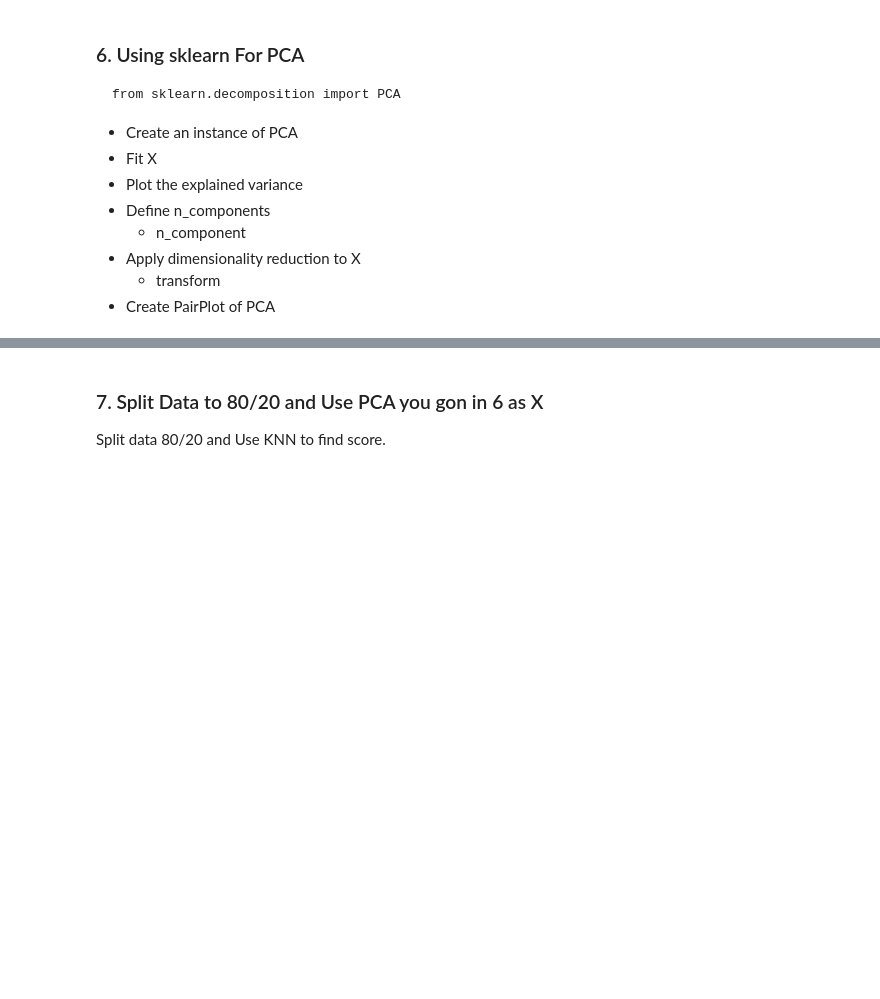
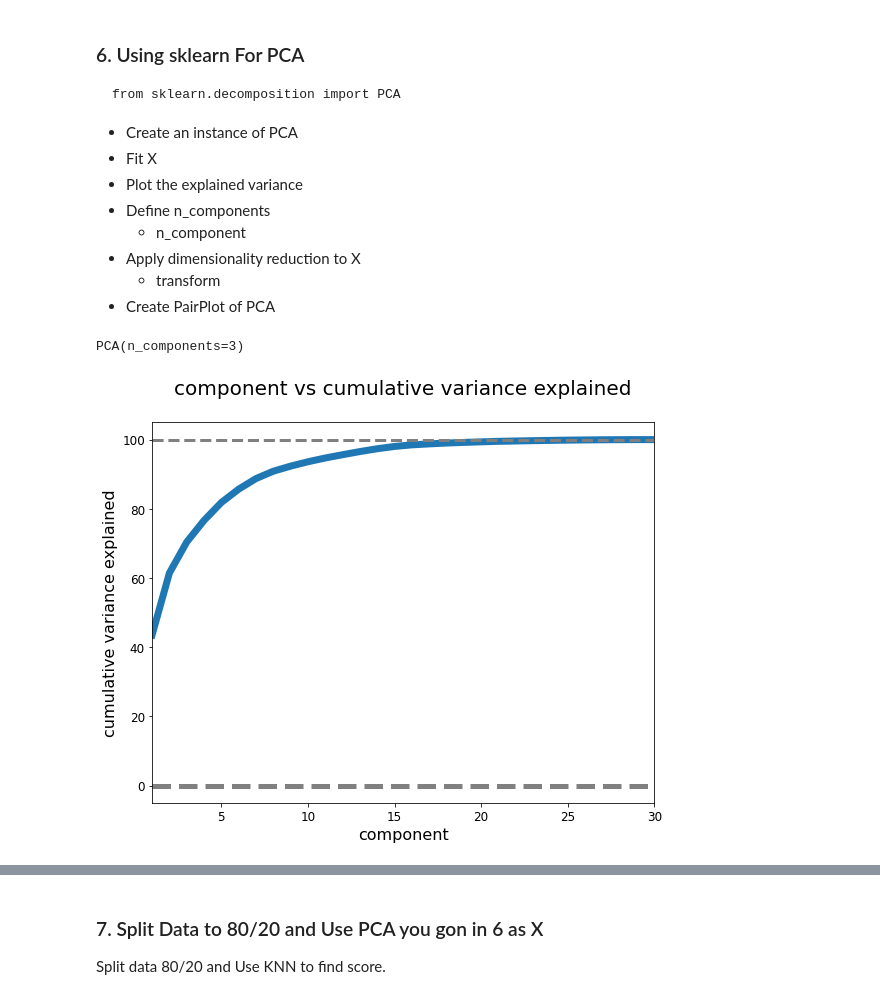
Before and after one commit to IsabelleUslu/InstituteOfDataLabs, a Jupyter notebook: Module_6/IOD_Lab_6_4.ipynb, the cells around one changed output, grey strips where cells are left out. Saved outputs shown, nothing was run; the diff lists cells and outputs as text; code cells hidden in the pictures; blank space fills up the shorter version.

```diff
--- a/Module_6/IOD_Lab_6_4.ipynb
+++ b/Module_6/IOD_Lab_6_4.ipynb
@@ -268,8 +280,18 @@ def plot_var_exp(eig_vals):
 # %%
 # ANSWER
 # Create an instance of PCA
+from sklearn.decomposition import PCA
+bc_pca = PCA(n_components = 3)
 
 # Fit Xs
+
+bc_pca.fit(X_scaled)
+# %% [output]
+PCA(n_components=3)
+# %%
+plot_var_exp(eigenvalues)
+# %% [output]
+[figure, added]
 # %%
 # ANSWER
 # Plot explained_variance_
```
Also changed, not shown: parts of 10 cells of this notebook, 1 other file.
